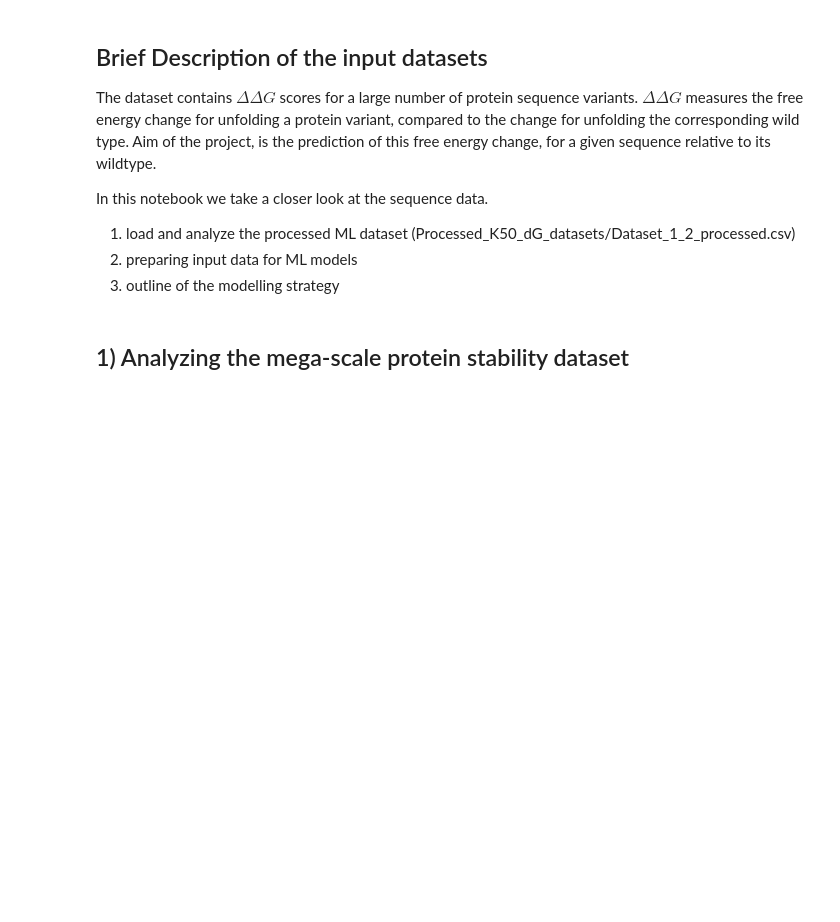
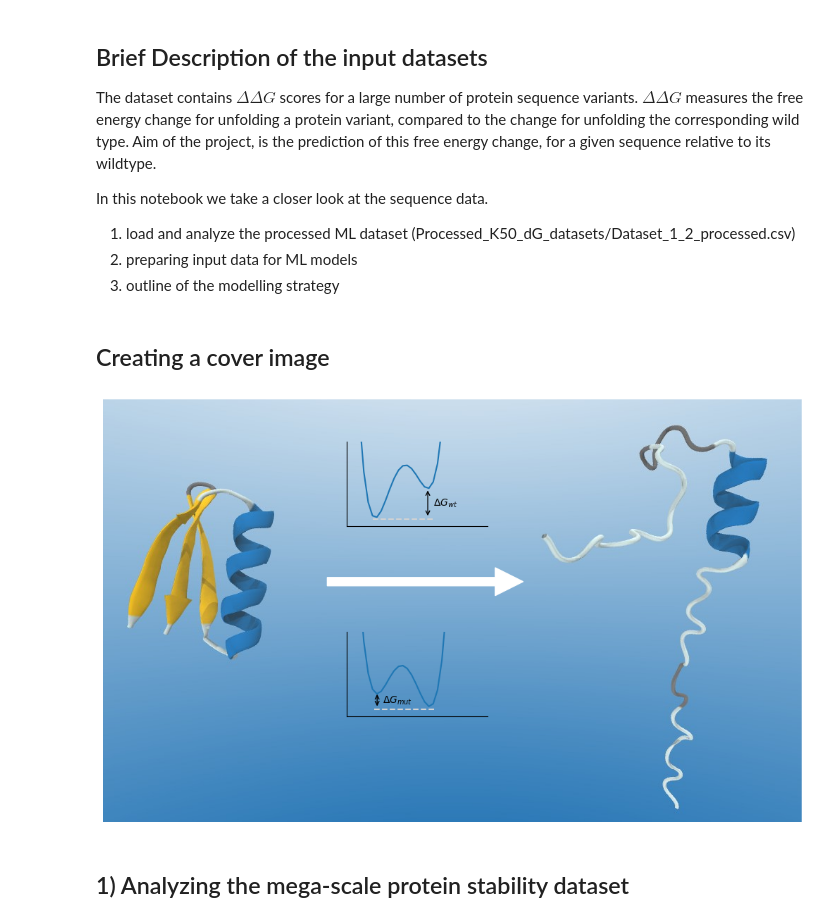
Before and after one commit to AndreaGraf/Protein_ML, a Jupyter notebook: 1_ Data_Analysis_and_Methods_overview.ipynb, the cells around one changed output. Cells and saved outputs as stored; diff of their text form; code cells hidden in the pictures; blank space fills up the shorter version.

Commit message:
finalize data notebook

```diff
--- a/1_ Data_Analysis_and_Methods_overview.ipynb
+++ b/1_ Data_Analysis_and_Methods_overview.ipynb
@@ -110,6 +39,74 @@ In this notebook we take a closer look at the sequence data.
 1) load and analyze the processed ML dataset (Processed_K50_dG_datasets/Dataset_1_2_processed.csv)
 2) preparing input data for ML models
 3) outline of the modelling strategy
+# %% [markdown]
+## Creating a cover image
+# %%
+import mpl_toolkits.axisartist.floating_axes as floating_axes
+import matplotlib.patches as patches
+
+#function to represent a double well free energy landscape
+#
+def double_well(x, a1, a2, a3, a4, a5):
+     return a1*pow((x),4) + a2*pow(x,3) + a3*pow(x,2) + a4*x +a5
+
+def float_ax(ypos:float, ylim:Tuple[float,float]=(-3,4)):
+     ax = fig.add_axes([0.35,ypos,0.2,0.2], facecolor = (1,1,1,0))
+     ax.spines['top'].set_visible(False)
+     ax.spines['right'].set_visible(False)
+     ax.set_ylim(ylim[0],ylim[1])
+     ax.set_xlim(-2,3)
+
+     ax.set_xticks([])
+     ax.set_yticks([])
+
+     return ax
+
+def annotate_DG( ax:plt.Axes, x_vals:List[int], y_vals:List[int], e_ndx:int, text:str)->None:
+     # add arrows and text to the free energy landscape
+     arrow_point1 = (x_vals[e_ndx], y_vals[0])
+     arrow_point2 = (x_vals[e_ndx], y_vals[1])
+     line_x = (x_vals[0]-0.1, x_vals[1]+0.2)
+     line_y = (y_vals[1]-0.1, y_vals[1]-0.1)
+     p1 = patches.FancyArrowPatch(arrow_point1, arrow_point2, mutation_scale=10, arrowstyle="<->")
+     ax.plot(line_x, line_y, linestyle="dashed", color="lightgrey")
+     ax.add_patch(p1)
+     ax.annotate(text, xy = ((arrow_point1[0]+0.2,(arrow_point1[1]+arrow_point2[1])/2-0.2)))
+
+
+x_vals = np.linspace(-2,4,40)
+
+#create the title pictures
+img = plt.imread(os.path.join(base_path, "Data", "images", "tach-1.png"), format="bmp")
+fig = plt.figure(figsize=(10, 6))
+
+ax = plt.axes([0., 0., 1., 1.], frameon=False, xticks=[],yticks=[])
+ax.imshow(img, interpolation='none')
+plt.arrow(320,260,240,0, width=12, head_width=40, head_length = 40, color = 'w')
+
+ax_f = float_ax(0.7)
+ax_f.plot(x_vals, double_well(x_vals, 4, 0, -7.0, 1.3, 2))
+
+#add patches: arrow to mark DG and dashed line at global minimum
+#get teh points for arrow tips from the extrema
+extrema = np.roots(np.polyder([4, 0, -7.0, 1.3, 2]))
+x_e = (extrema[0], extrema[1])
+y_vals = [double_well(extrema[1], 4, 0, -7.0, 1.3, 2), double_well(extrema[0], 4, 0, -7.0, 1.3, 2)]
+annotate_DG(ax_f, x_e, y_vals, 1, r"$\Delta G_{wt}$")
+
+
+#add the mutated free energy landscape with global minimum at the unfolded state
+ax_f2 = float_ax(0.25, ylim=(-3.5,4))
+ax_f2.plot(x_vals, double_well(x_vals, 4, 0, -7.0, -0.6, 1))
+
+extrema2 = np.roots(np.polyder([4, 0, -7.0, -0.6, 1]))
+x_e2 = (extrema2[1], extrema2[0])
+y_vals2 = [double_well(extrema2[1], 4, 0, -7.0, -0.6, 1)+0.15, double_well(extrema2[0], 4, 0, -7.0, -0.6, 1)-0.15]
+annotate_DG(ax_f2, x_e2, y_vals2, 0 , r"$\Delta G_{mut}$")
+
+plt.savefig(os.path.join(base_path, "Data", "images", "cover.jpeg"), dpi=300, bbox_inches='tight')
+# %% [output]
+[figure, added]
 # %% [markdown]
 ## 1) Analyzing the mega-scale protein stability dataset
 # %%
```
Also changed, not shown: parts of 3 cells of this notebook.
